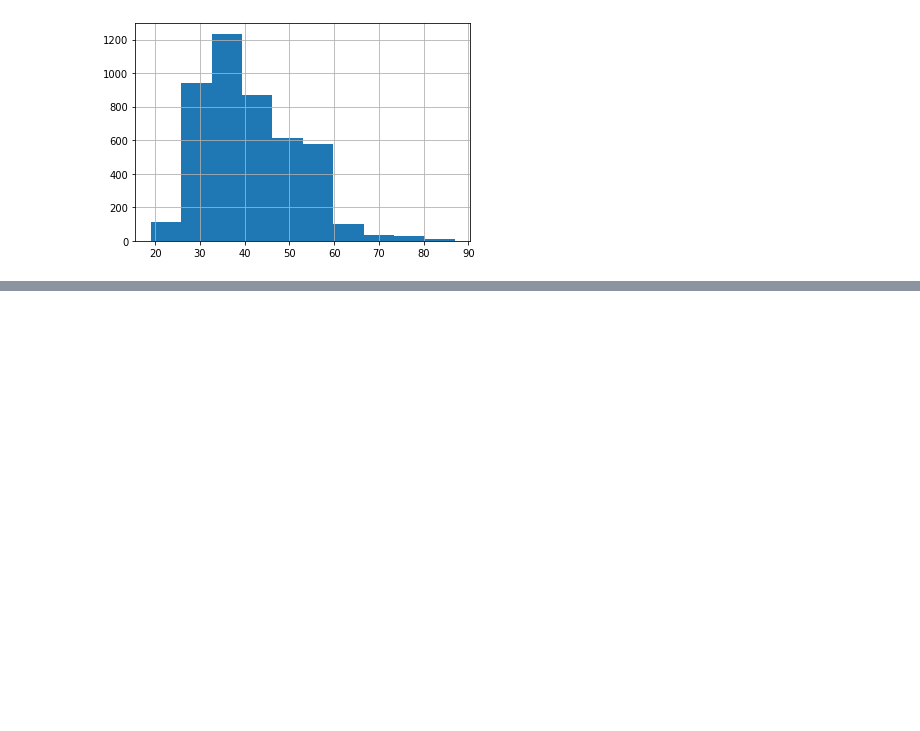
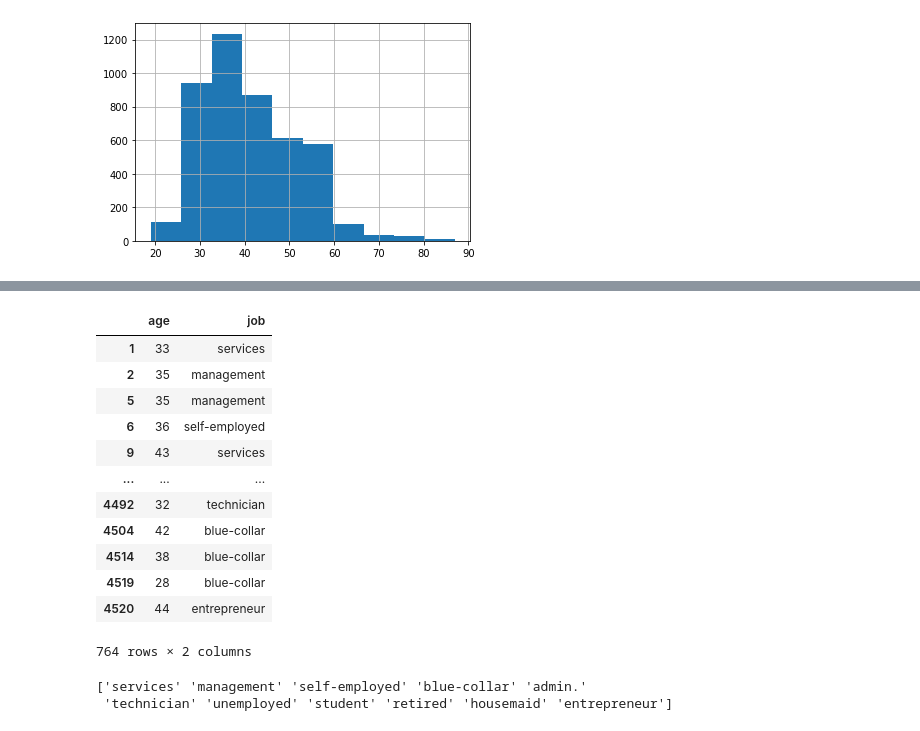
Before and after one commit to sagarbhadra7/Data-Science, a Jupyter notebook: Pandas_example.ipynb, the cells around one changed output, grey strips where cells are left out. Saved outputs shown, nothing was run; the diff lists cells and outputs as text; code cells hidden in the pictures; blank space fills up the shorter version.

```diff
--- a/Pandas_example.ipynb
+++ b/Pandas_example.ipynb
@@ -45,0 +152,16 @@ df.boxplot(column='age')
+# %%
+df1[['age','job']]
+# %% [output]
+|  | age | job |
+| 1 | 33 | services |
+| 2 | 35 | management |
+| 5 | 35 | management |
+| 6 | 36 | self-employed |
+| 9 | 43 | services |
+| ... | ... | ... |
+| 4492 | 32 | technician |
+| 4504 | 42 | blue-collar |
+| 4514 | 38 | blue-collar |
+| 4519 | 28 | blue-collar |
+| 4520 | 44 | entrepreneur |
+764 rows × 2 columns
@@ -45,0 +170,5 @@ df.boxplot(column='age')
+# %%
+print(df1['job'].unique())
+# %% [output]
+['services' 'management' 'self-employed' 'blue-collar' 'admin.'
+ 'technician' 'unemployed' 'student' 'retired' 'housemaid' 'entrepreneur']
```
Also changed, not shown: parts of 21 cells of this notebook.
